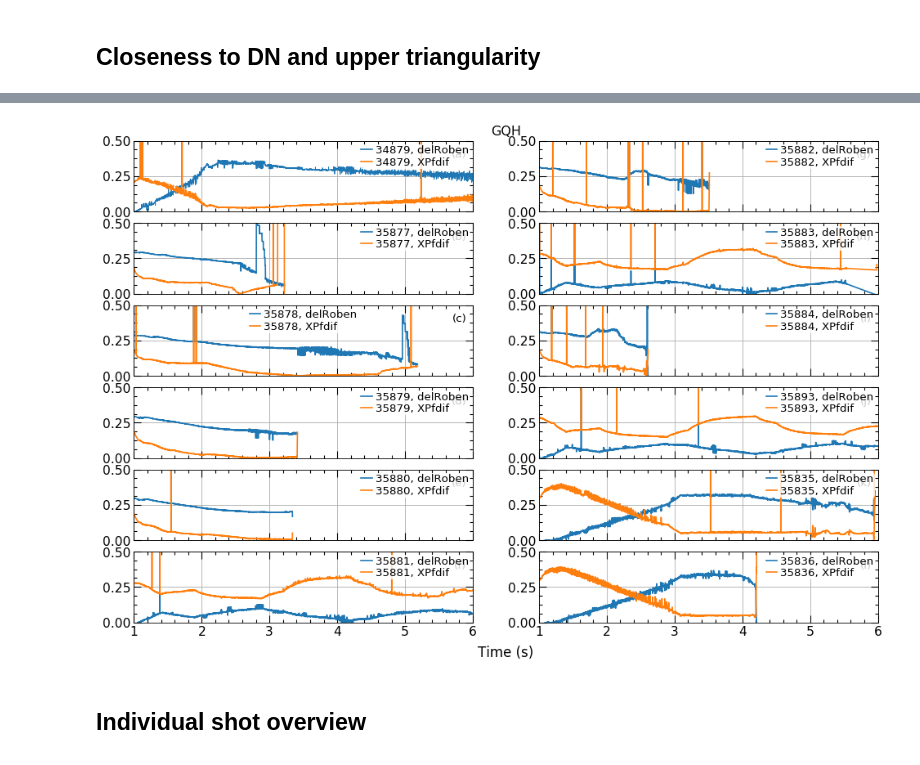
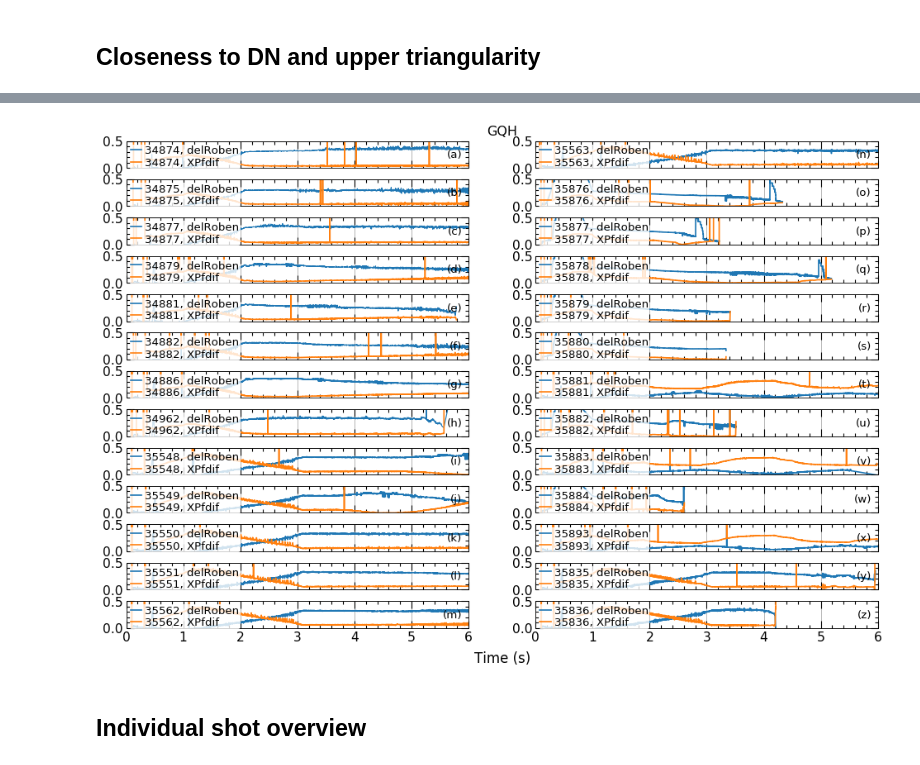
Before and after one commit to guimarais/Shoulder, a Jupyter notebook: Shoulder_DN.ipynb, the cells around one changed output, grey strips where cells are left out. Saved outputs shown, nothing was run; the diff lists cells and outputs as text; code cells hidden in the pictures.

```diff
--- a/Shoulder_DN.ipynb
+++ b/Shoulder_DN.ipynb
@@ -9,7 +9,8 @@ display(HTML("<style>.container { width:950pt !important; }</style>"))
 # %% [markdown]
 ## Closeness to DN and upper triangularity
 # %%
-shotnrs = [34879, 35877, 35878, 35879, 35880, 35881, 35882, 35883, 35884, 35893, 35835, 35836]
+shotnrs = [34874,34875,34877,34879,34881,34882,34886,34962,35548,35549,35550,35551,35562,35563,35876,35877,
+           35878, 35879, 35880, 35881, 35882, 35883, 35884, 35893, 35835, 35836]
 newshots = []
 for s in shotnrs:
     newshots.append(s)
@@ -32,11 +33,11 @@ fig, axes, fig_name = plot_signals(
     boxes=boxes,
     ncols=2,
     maintain_colors=True,
-    legend_kw=dict(loc='best'),
+    #legend_kw=dict(loc='best'),
     #sharey='row',
     y_mins=0.0,
     y_maxs=0.5,
-    t_begin=1, t_end=6,
+    t_begin=0, t_end=6,
     write_shots=True,
 )
 # %% [output]
@@ -44,4 +45,4 @@ plot_signals({...}) took 2.11285 seconds
-[figure, old version]
+[figure, new version]
 # %% [markdown]
 ## Individual shot overview
 # %%
```
Also changed, not shown: parts of 1 cell of this notebook, 5 other files.
